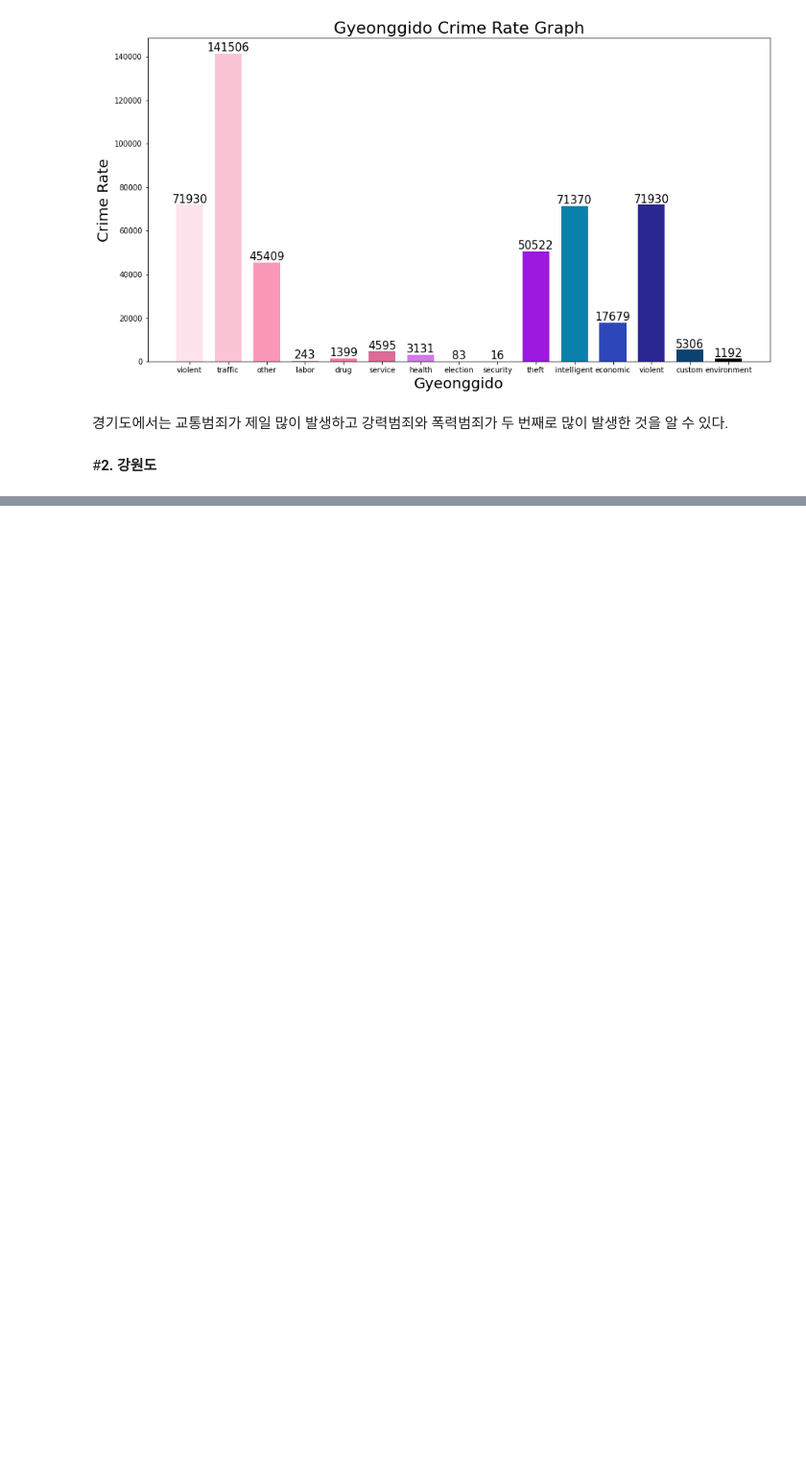
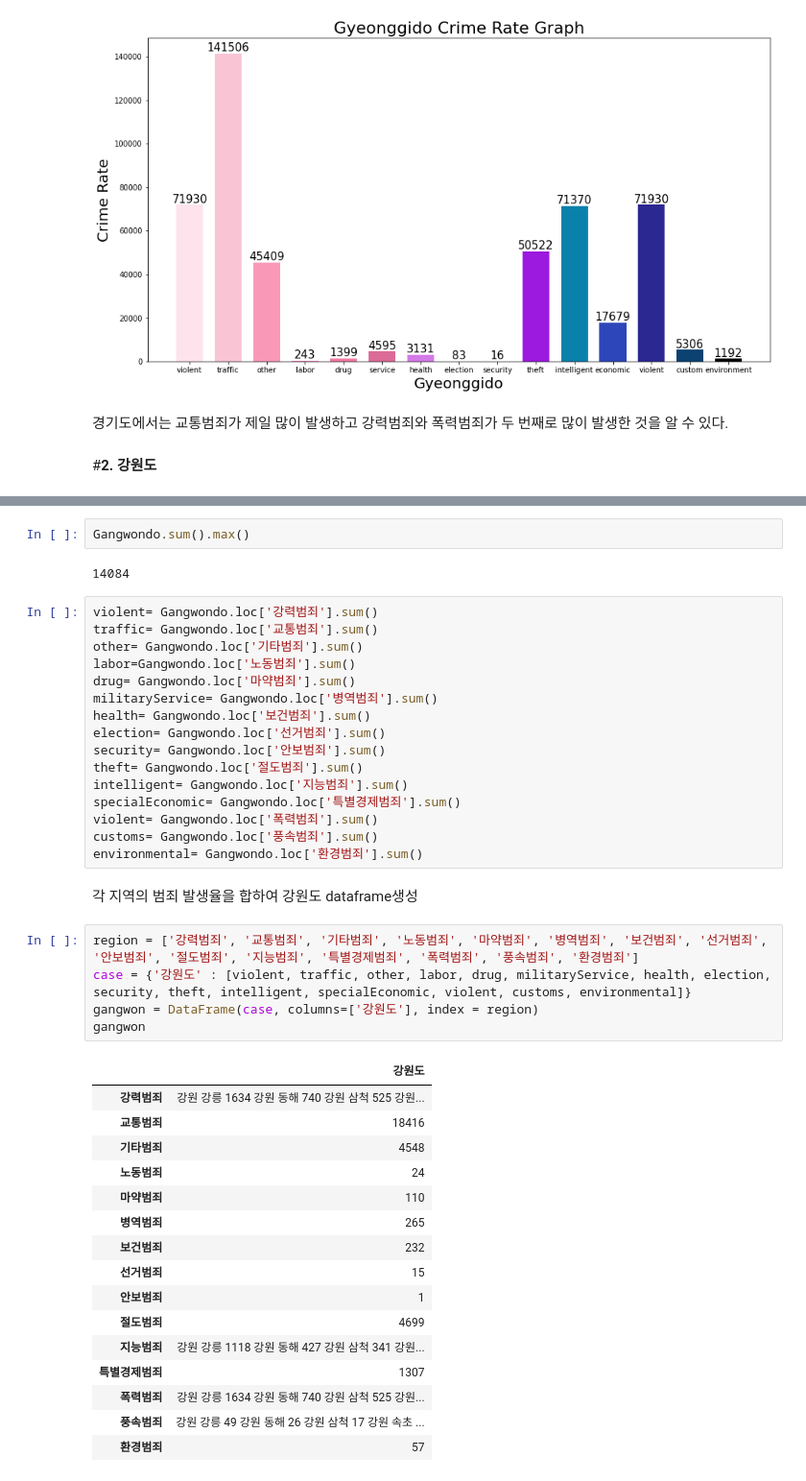
Before and after one commit to yunju-m/DAP, a Jupyter notebook: project.ipynb, the cells around one changed output, grey strips where cells are left out. Shown at 96% size. Drawn from its saved outputs; the diff is of its cells as text; blank space fills up the shorter version.

```diff
--- a/project.ipynb
+++ b/project.ipynb
@@ -199,0 +236,44 @@ plt.show()
+# %%
+Gangwondo.sum().max()
+# %% [output]
+14084
+# %%
+violent= Gangwondo.loc['강력범죄'].sum()
+traffic= Gangwondo.loc['교통범죄'].sum()
+other= Gangwondo.loc['기타범죄'].sum()
+labor=Gangwondo.loc['노동범죄'].sum()
+drug= Gangwondo.loc['마약범죄'].sum()
+militaryService= Gangwondo.loc['병역범죄'].sum()
+health= Gangwondo.loc['보건범죄'].sum()
+election= Gangwondo.loc['선거범죄'].sum()
+security= Gangwondo.loc['안보범죄'].sum()
+theft= Gangwondo.loc['절도범죄'].sum()
+intelligent= Gangwondo.loc['지능범죄'].sum()
+specialEconomic= Gangwondo.loc['특별경제범죄'].sum()
+violent= Gangwondo.loc['폭력범죄'].sum()
+customs= Gangwondo.loc['풍속범죄'].sum()
+environmental= Gangwondo.loc['환경범죄'].sum()
+# %% [markdown]
+각 지역의 범죄 발생율을 합하여 강원도 dataframe생성
+# %%
+region = ['강력범죄', '교통범죄', '기타범죄', '노동범죄', '마약범죄', '병역범죄', '보건범죄', '선거범죄', '안보범죄', '절도범죄', '지능범죄', '특별경제범죄', '폭력범죄', '풍속범죄', '환경범죄']
+case = {'강원도' : [violent, traffic, other, labor, drug, militaryService, health, election, security, theft, intelligent, specialEconomic, violent, customs, environmental]}
+gangwon = DataFrame(case, columns=['강원도'], index = region)
+gangwon
+# %% [output]
+|  | 강원도 |
+| 강력범죄 | 강원 강릉 1634 강원 동해 740 강원 삼척 525 강원... |
+| 교통범죄 | 18416 |
+| 기타범죄 | 4548 |
+| 노동범죄 | 24 |
+| 마약범죄 | 110 |
+| 병역범죄 | 265 |
+| 보건범죄 | 232 |
+| 선거범죄 | 15 |
+| 안보범죄 | 1 |
+| 절도범죄 | 4699 |
+| 지능범죄 | 강원 강릉 1118 강원 동해 427 강원 삼척 341 강원... |
+| 특별경제범죄 | 1307 |
+| 폭력범죄 | 강원 강릉 1634 강원 동해 740 강원 삼척 525 강원... |
+| 풍속범죄 | 강원 강릉 49 강원 동해 26 강원 삼척 17 강원 속초 ... |
+| 환경범죄 | 57 |
```
Also changed, not shown: parts of 3 cells of this notebook.
